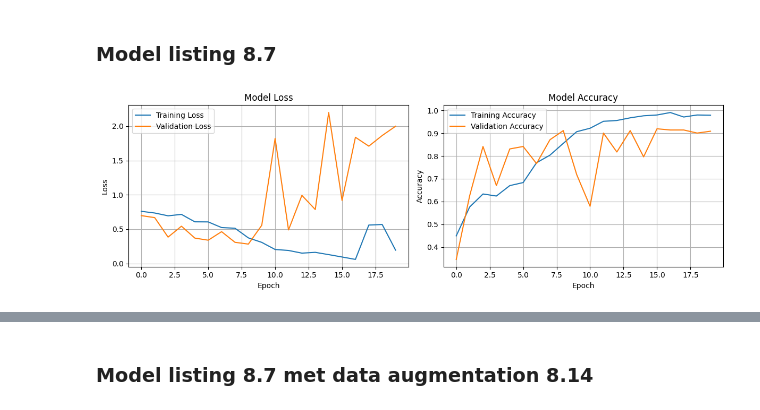
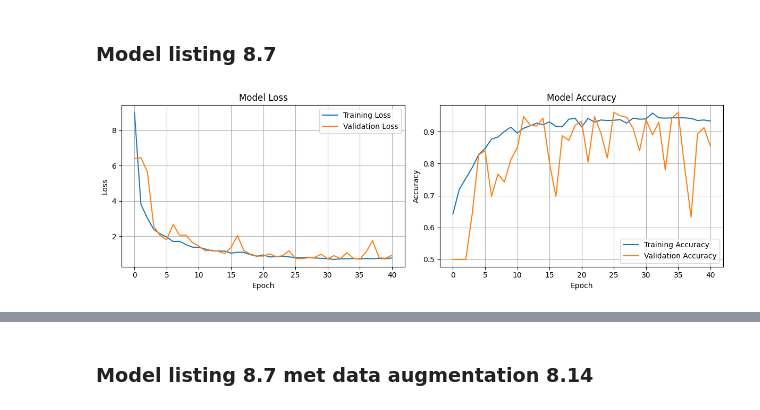
Before and after one commit to Tim-Mortier/Schilderijen-Classificatie, a Jupyter notebook: 6_Model_Training.ipynb, the cells around one changed output, grey strips where cells are left out. Drawn from its saved outputs; the diff is of its cells as text; code cells hidden in the pictures.

Commit message:
Kaggle Notebook | notebook2d89b985de | Version 5

```diff
--- a/6_Model_Training.ipynb
+++ b/6_Model_Training.ipynb
@@ -18,7 +19,7 @@ import gc
 # %% [markdown]
 ## Loading best result grid search
 # %%
-df = pd.read_csv("/kaggle/input/image-size-gridsearch-result/image_size_gridsearch_result(1).csv")
+df = pd.read_csv("/kaggle/input/image-size-gridsearch-result/image_size_gridsearch_result.csv")
 df.drop(columns=["Unnamed: 0"], inplace=True)
 df = df.sort_values("test_accuracy", ascending=False)
 df.head()
@@ -38,8 +37,7 @@ height = best_result["height"]
 statistic = best_result["statistic"]
 interpolation = best_result["interpolation"]
 painters = ["Mondriaan", "Picasso"]
-base_dir = "/kaggle/input/schilderijen-datasets/imbalanced_dataset"
-class_weight = {0: 2.8156565656565657, 1: 0.6079607415485279}
+base_dir = "/kaggle/input/schilderijen-datasets/smaller_oversampled_dataset"
 # %% [markdown]
 ## Helper functions
 # %%
@@ -238,13 +183,14 @@ class DynamicMetricsPlotCallback(Callback):
 ### Model listing 8.7
 # %%
 model = build_model(width, height)
-model.compile(optimizer="rmsprop", loss="binary_crossentropy", metrics=["accuracy"])
+model.compile(optimizer="rmsprop", loss="binary_crossentropy", metrics=["accuracy", keras.metrics.Precision(), keras.metrics.Recall()])
 
-callbacks = [keras.callbacks.ModelCheckpoint(filepath="listing_8.7.keras",save_best_only=True,monitor="val_loss"), DynamicMetricsPlotCallback()]
+callbacks = [ModelCheckpoint(filepath="model.keras", save_best_only=True, monitor="val_loss"), DynamicMetricsPlotCallback()
+            ,EarlyStopping(monitor='val_loss', patience=5, restore_best_weights=True)]
 
-history = model.fit(train, epochs=20, validation_data=val, class_weight=class_weight, callbacks=callbacks, verbose=0)
+history = model.fit(train, epochs=50, validation_data=val, callbacks=callbacks, verbose=0)
 # %% [output]
-[figure, old version]
+[figure, new version]
 # %%
 print_metrics(model, test)
 # %% [output]
```
Also changed, not shown: parts of 67 cells of this notebook.
